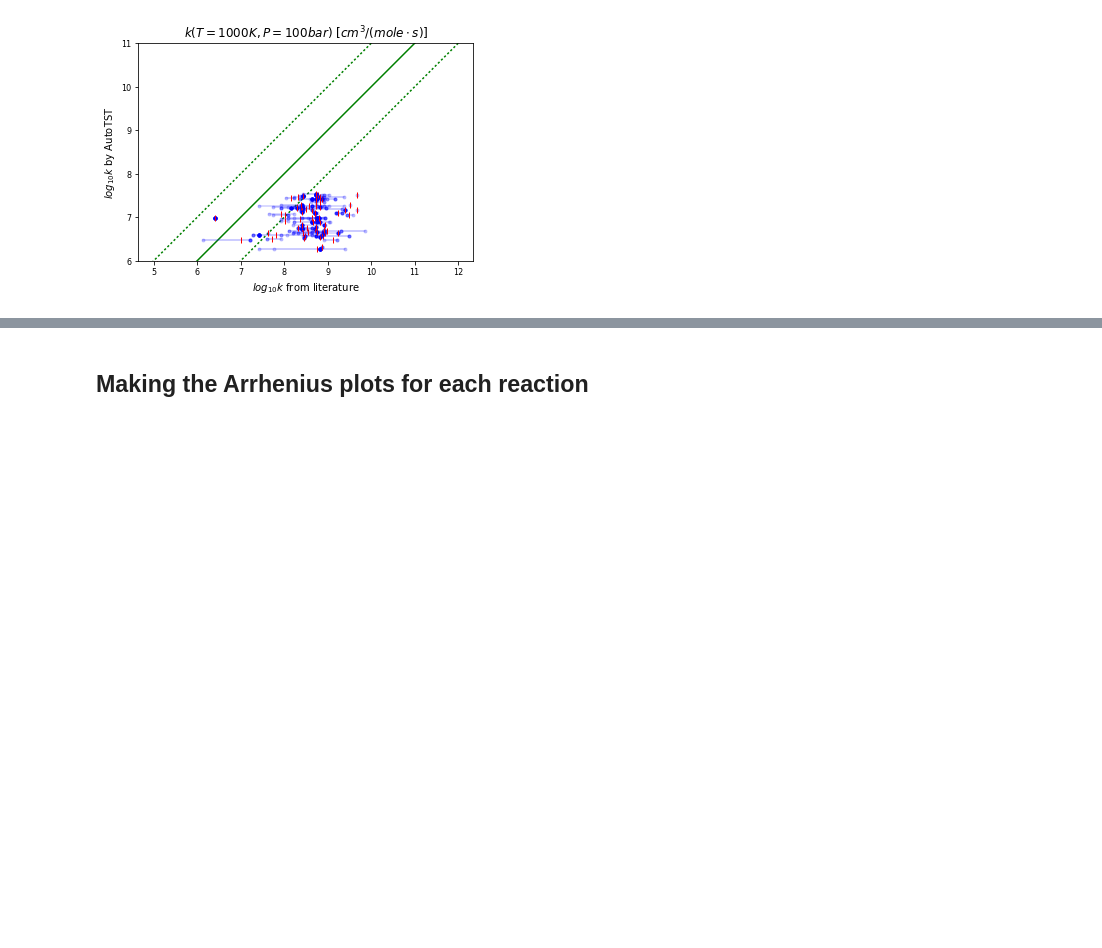
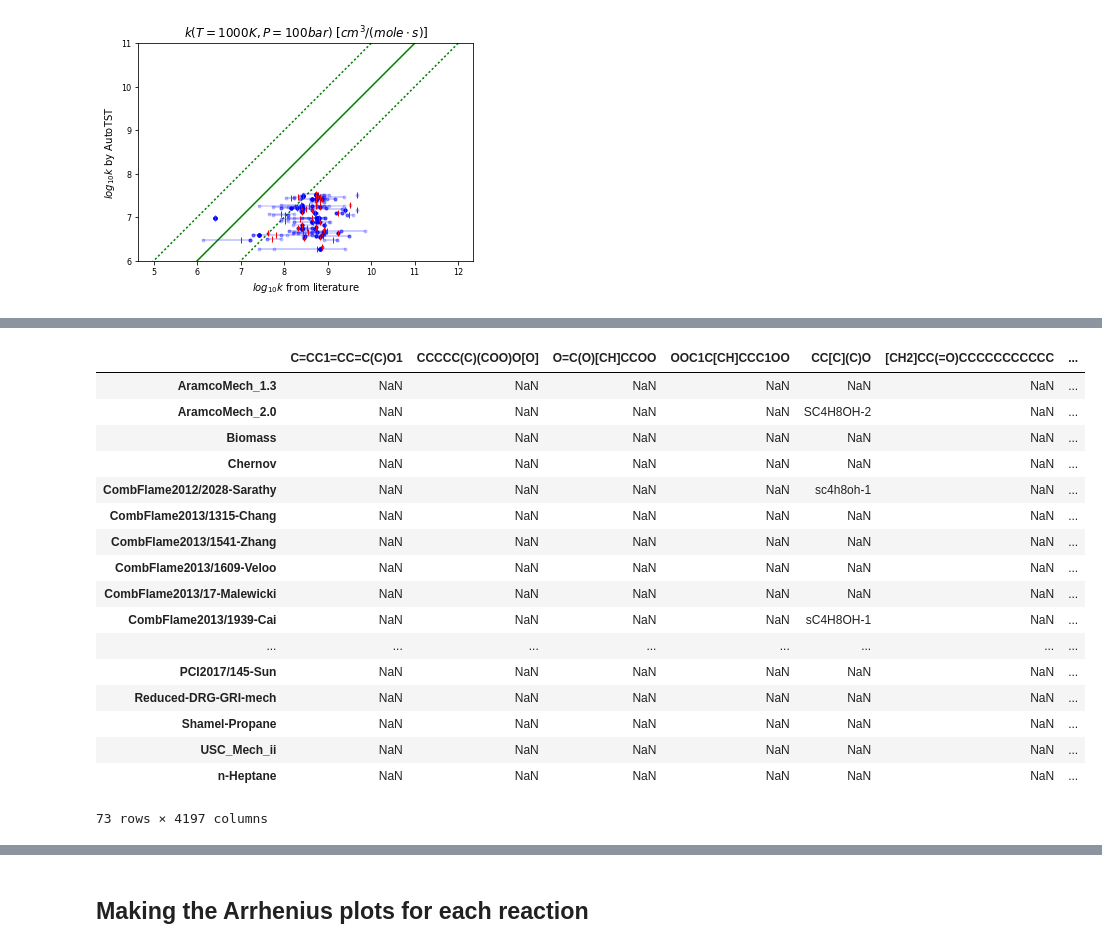
Before and after one commit to C-Underkoffler/OOHAbstraction, a Jupyter notebook: plotOutput.ipynb, the cells around one changed output, grey strips where cells are left out. Cells and saved outputs as stored; diff of their text form; code cells hidden in the pictures; blank space fills up the shorter version.

```diff
--- a/plotOutput.ipynb
+++ b/plotOutput.ipynb
@@ -98,0 +218,26 @@ ValueError: The truth value of a Series is ambiguous. Use a.empty, a.bool(), a.i
+# %%
+import cPickle as pickle
+names = pickle.load(open('../names.pkl'))
+names = pd.DataFrame(names)
+names.columns = [n.toSMILES() for n in names.columns]
+names.index = [n.split('RMG-models/')[-1] for n in names.index]
+names
+# %% [output]
+|  | C=CC1=CC=C(C)O1 | CCCCC(C)(COO)O[O] | O=C(O)[CH]CCOO | OOC1C[CH]CCC1OO | CC[C](C)O | [CH2]CC(=O)CCCCCCCCCCC | ... |
+| AramcoMech_1.3 | NaN | NaN | NaN | NaN | NaN | NaN | ... |
+| AramcoMech_2.0 | NaN | NaN | NaN | NaN | SC4H8OH-2 | NaN | ... |
+| Biomass | NaN | NaN | NaN | NaN | NaN | NaN | ... |
+| Chernov | NaN | NaN | NaN | NaN | NaN | NaN | ... |
+| CombFlame2012/2028-Sarathy | NaN | NaN | NaN | NaN | sc4h8oh-1 | NaN | ... |
+| CombFlame2013/1315-Chang | NaN | NaN | NaN | NaN | NaN | NaN | ... |
+| CombFlame2013/1541-Zhang | NaN | NaN | NaN | NaN | NaN | NaN | ... |
+| CombFlame2013/1609-Veloo | NaN | NaN | NaN | NaN | NaN | NaN | ... |
+| CombFlame2013/17-Malewicki | NaN | NaN | NaN | NaN | NaN | NaN | ... |
+| CombFlame2013/1939-Cai | NaN | NaN | NaN | NaN | sC4H8OH-1 | NaN | ... |
+| ... | ... | ... | ... | ... | ... | ... | ... |
+| PCI2017/145-Sun | NaN | NaN | NaN | NaN | NaN | NaN | ... |
+| Reduced-DRG-GRI-mech | NaN | NaN | NaN | NaN | NaN | NaN | ... |
+| Shamel-Propane | NaN | NaN | NaN | NaN | NaN | NaN | ... |
+| USC_Mech_ii | NaN | NaN | NaN | NaN | NaN | NaN | ... |
+| n-Heptane | NaN | NaN | NaN | NaN | NaN | NaN | ... |
+73 rows × 4197 columns
```
Also changed, not shown: parts of 7 cells of this notebook, 2 other files.
